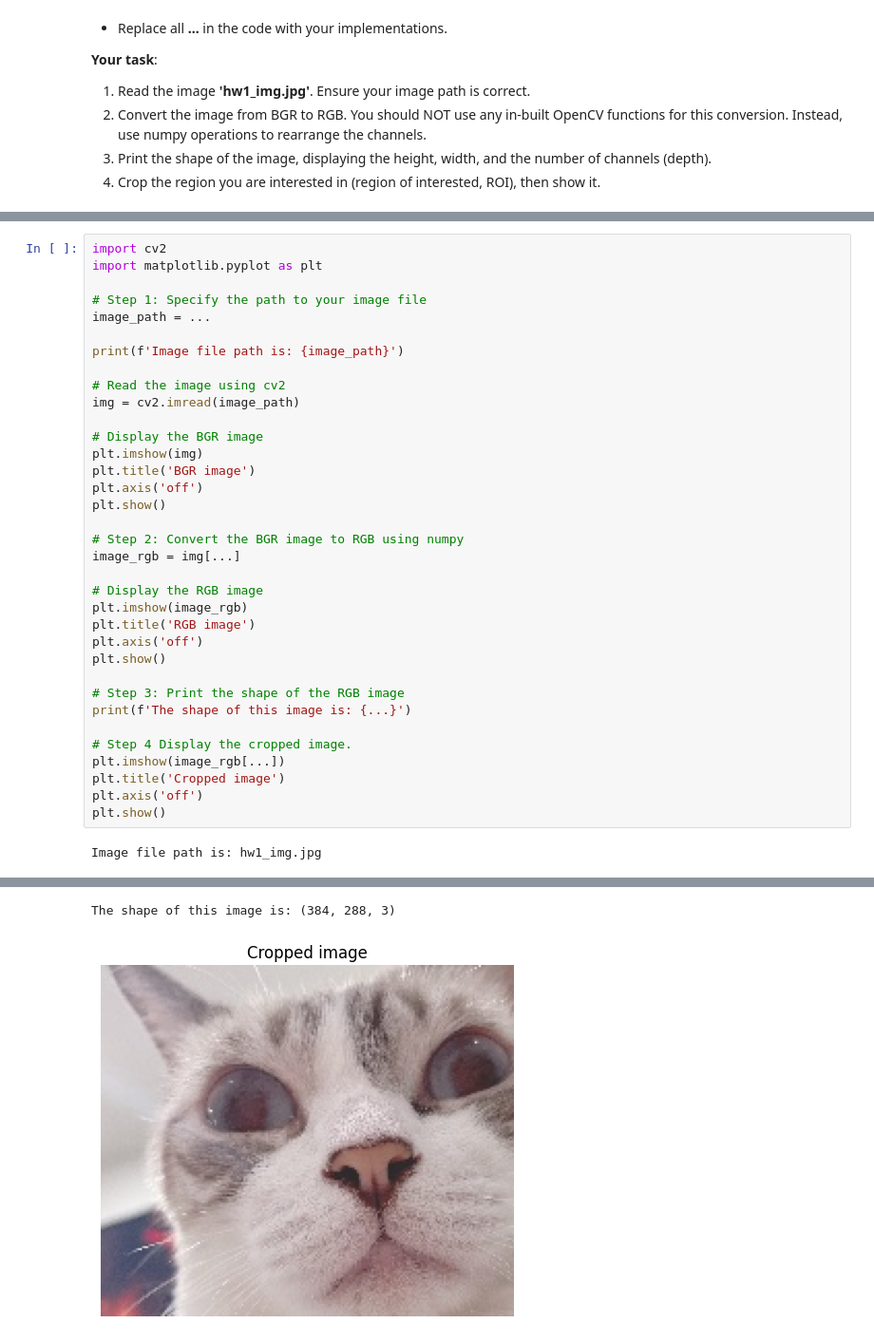
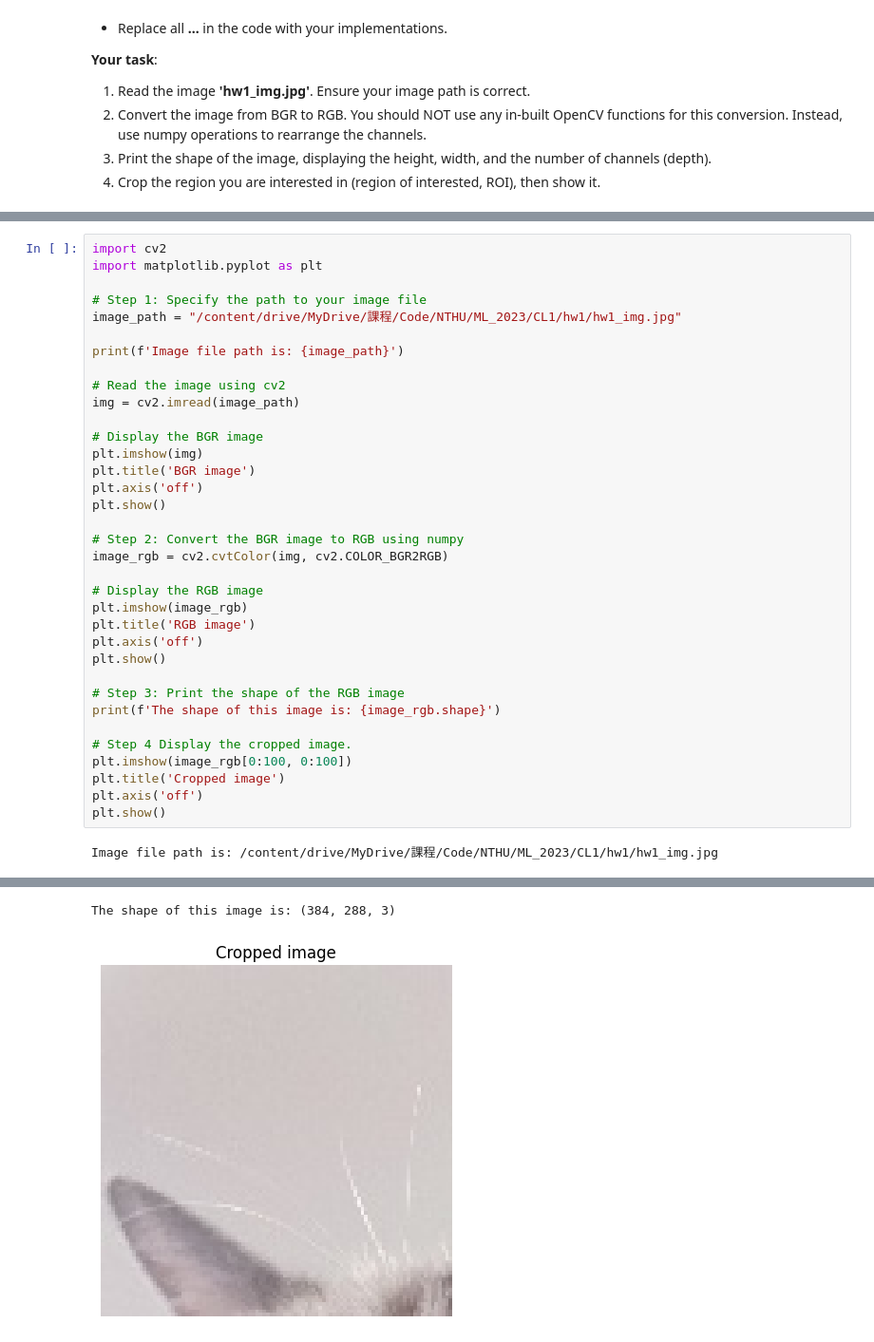
Before and after one commit to Echoslayer/NTHU_2023_DLBOI_HW, a Jupyter notebook: hw1.ipynb, the cells around one changed output, grey strips where cells are left out. Shown: that part at 95% size. Cells and saved outputs as stored; diff of their text form.

```diff
--- a/hw1.ipynb
+++ b/hw1.ipynb
@@ -382,39 +418,39 @@ import cv2
 import matplotlib.pyplot as plt
 
 # Step 1: Specify the path to your image file
-image_path = ...
+image_path = "/content/drive/MyDrive/課程/Code/NTHU/ML_2023/CL1/hw1/hw1_img.jpg"
 
 print(f'Image file path is: {image_path}')
 
 # Read the image using cv2
 img = cv2.imread(image_path)
 
 # Display the BGR image
 plt.imshow(img)
 plt.title('BGR image')
 plt.axis('off')
 plt.show()
 
 # Step 2: Convert the BGR image to RGB using numpy
-image_rgb = img[...]
+image_rgb = cv2.cvtColor(img, cv2.COLOR_BGR2RGB)
 
 # Display the RGB image
 plt.imshow(image_rgb)
 plt.title('RGB image')
 plt.axis('off')
 plt.show()
 
 # Step 3: Print the shape of the RGB image
-print(f'The shape of this image is: {...}')
+print(f'The shape of this image is: {image_rgb.shape}')
 
 # Step 4 Display the cropped image.
-plt.imshow(image_rgb[...])
+plt.imshow(image_rgb[0:100, 0:100])
 plt.title('Cropped image')
 plt.axis('off')
 plt.show()
 # %% [output]
-Image file path is: hw1_img.jpg
+Image file path is: /content/drive/MyDrive/課程/Code/NTHU/ML_2023/CL1/hw1/hw1_img.jpg
 [figure]
 [figure]
 The shape of this image is: (384, 288, 3)
-[figure, old version]
+[figure, new version]
```
Also changed, not shown: parts of 6 cells of this notebook.
